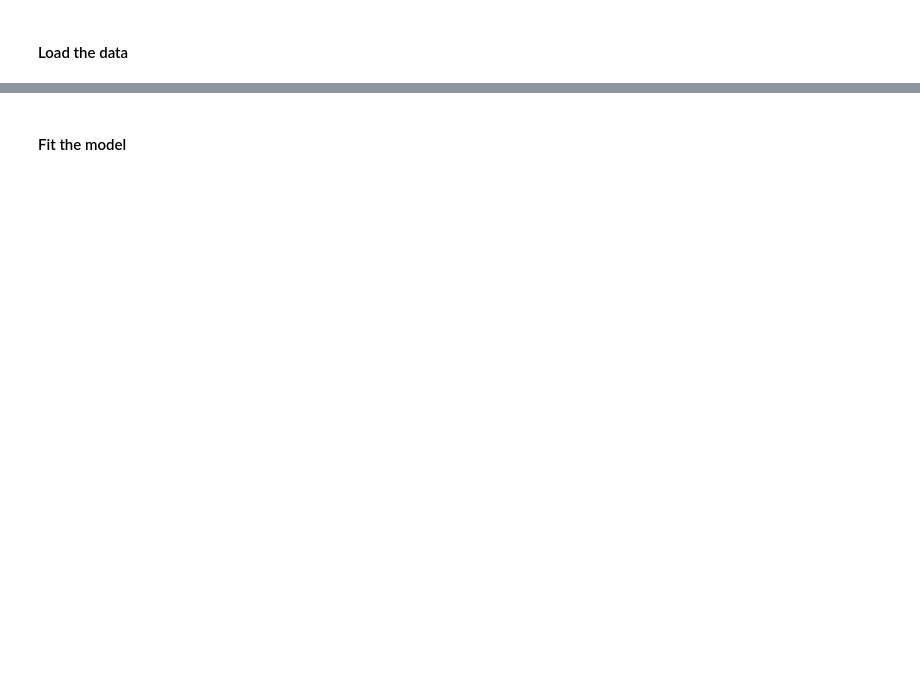
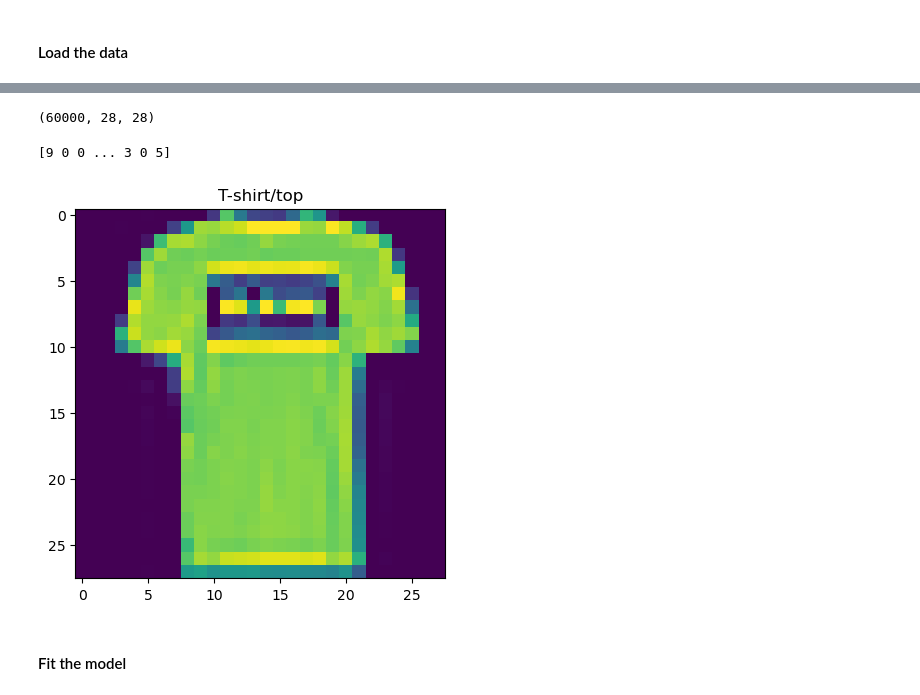
Before and after one commit to heritaco/Coursera, a Jupyter notebook: TensorFlow 2/01 Getting Started/02 The Secuential Model API/00 Coding Tutorial.ipynb, the cells around one changed output, grey strips where cells are left out. Drawn from its saved outputs; the diff is of its cells as text; code cells hidden in the pictures; blank space fills up the shorter version.

Commit message:
fashion

```diff
--- a/TensorFlow 2/01 Getting Started/02 The Secuential Model API/00 Coding Tutorial.ipynb
+++ b/TensorFlow 2/01 Getting Started/02 The Secuential Model API/00 Coding Tutorial.ipynb
@@ -182,8 +234,10 @@ fashion_mnist_data = tf.keras.datasets.fashion_mnist
 # %%
 # Print the shape of the training data
+train_images.shape
+# %% [output]
+(60000, 28, 28)
 # %%
-# Define the labels
-
+# Define the labels. In the Fashion-MNIST dataset, there are 10 classes of clothing items from 0 to 9. (we use sparse labels)
 labels = [
     'T-shirt/top',
     'Trouser',
@@ -196,5 +250,11 @@ labels = [
     'Bag',
     'Ankle boot'
 ]
+
+print(train_labels)
+# %% [output]
+[9 0 0 ... 3 0 5]
 # %%
 # Rescale the image values so that they lie in between 0 and 1.
+train_images = train_images / 255.0
+test_images = test_images / 255.0
@@ -203,2 +261,11 @@ labels = [
+# %%
+# Display one of the images
+image_index = 1
+img = train_images[image_index, :, : ]
+plt.imshow(img)
+plt.title(labels[train_labels[image_index]])
+plt.show()
+# %% [output]
+[figure, added]
 # %% [markdown]
 #### Fit the model
```
Also changed, not shown: parts of 21 cells of this notebook, 3 other files.
